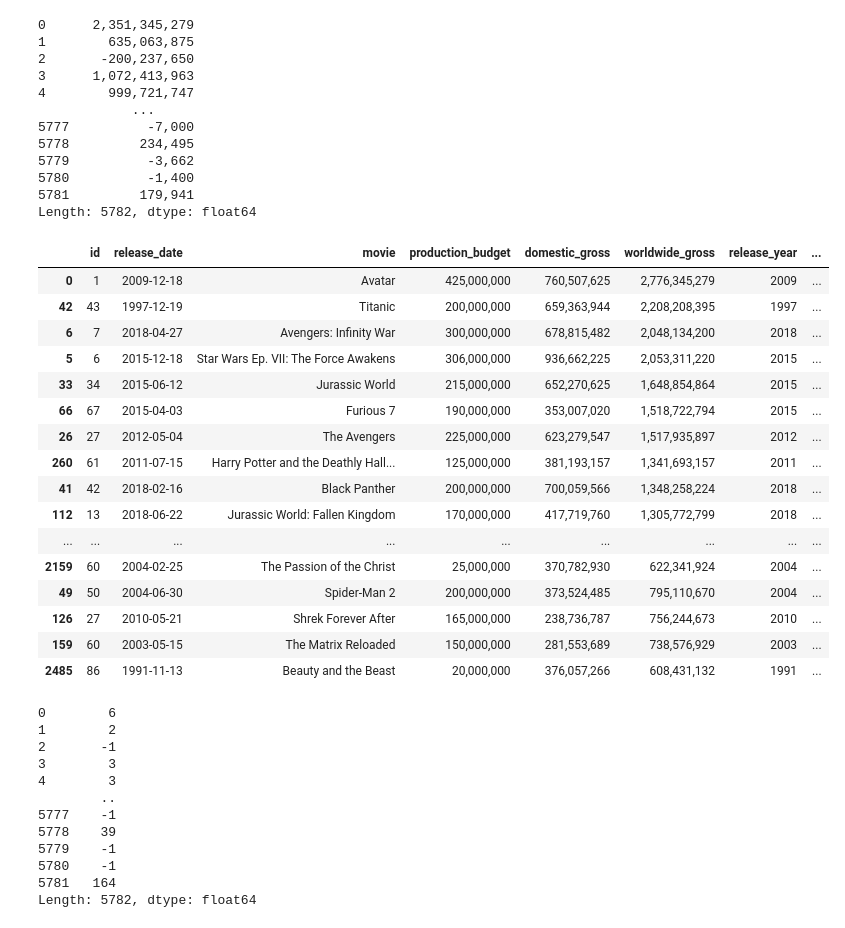
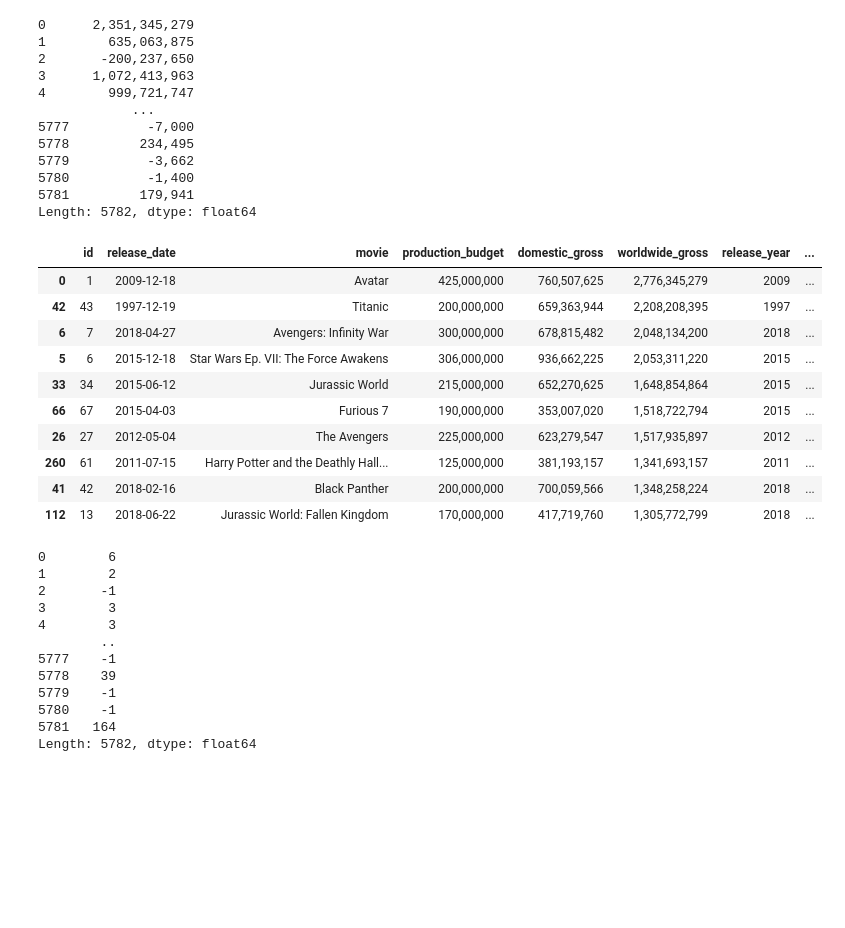
Before and after one commit to jxn628/dsc-phase-1-project, a Jupyter notebook: student.ipynb, the cells around one changed output. Saved outputs shown, nothing was run; the diff lists cells and outputs as text; code cells hidden in the pictures; blank space fills up the shorter version.

```diff
--- a/student.ipynb
+++ b/student.ipynb
@@ -597,25 +591,19 @@ Length: 5782, dtype: float64
 # %%
 table9['total_profit'] = total_profit
 # %%
-table9.sort_values(by='total_profit', ascending=False).head(100)
+table9.sort_values(by='total_profit', ascending=False).head(10)
 # %% [output]
 |  | id | release_date | movie | production_budget | domestic_gross | worldwide_gross | release_year | ... |
 | 0 | 1 | 2009-12-18 | Avatar | 425,000,000 | 760,507,625 | 2,776,345,279 | 2009 | ... |
 | 42 | 43 | 1997-12-19 | Titanic | 200,000,000 | 659,363,944 | 2,208,208,395 | 1997 | ... |
 | 6 | 7 | 2018-04-27 | Avengers: Infinity War | 300,000,000 | 678,815,482 | 2,048,134,200 | 2018 | ... |
 | 5 | 6 | 2015-12-18 | Star Wars Ep. VII: The Force Awakens | 306,000,000 | 936,662,225 | 2,053,311,220 | 2015 | ... |
 | 33 | 34 | 2015-06-12 | Jurassic World | 215,000,000 | 652,270,625 | 1,648,854,864 | 2015 | ... |
 | 66 | 67 | 2015-04-03 | Furious 7 | 190,000,000 | 353,007,020 | 1,518,722,794 | 2015 | ... |
 | 26 | 27 | 2012-05-04 | The Avengers | 225,000,000 | 623,279,547 | 1,517,935,897 | 2012 | ... |
 | 260 | 61 | 2011-07-15 | Harry Potter and the Deathly Hall... | 125,000,000 | 381,193,157 | 1,341,693,157 | 2011 | ... |
 | 41 | 42 | 2018-02-16 | Black Panther | 200,000,000 | 700,059,566 | 1,348,258,224 | 2018 | ... |
 | 112 | 13 | 2018-06-22 | Jurassic World: Fallen Kingdom | 170,000,000 | 417,719,760 | 1,305,772,799 | 2018 | ... |
-| ... | ... | ... | ... | ... | ... | ... | ... | ... |
-| 2159 | 60 | 2004-02-25 | The Passion of the Christ | 25,000,000 | 370,782,930 | 622,341,924 | 2004 | ... |
-| 49 | 50 | 2004-06-30 | Spider-Man 2 | 200,000,000 | 373,524,485 | 795,110,670 | 2004 | ... |
-| 126 | 27 | 2010-05-21 | Shrek Forever After | 165,000,000 | 238,736,787 | 756,244,673 | 2010 | ... |
-| 159 | 60 | 2003-05-15 | The Matrix Reloaded | 150,000,000 | 281,553,689 | 738,576,929 | 2003 | ... |
-| 2485 | 86 | 1991-11-13 | Beauty and the Beast | 20,000,000 | 376,057,266 | 608,431,132 | 1991 | ... |
 # %%
 #What is the return on investment for these movies?
 roi = table9.apply(lambda x: x['total_profit'] / x['production_budget'], axis=1)
```
Also changed, not shown: parts of 33 cells of this notebook.
